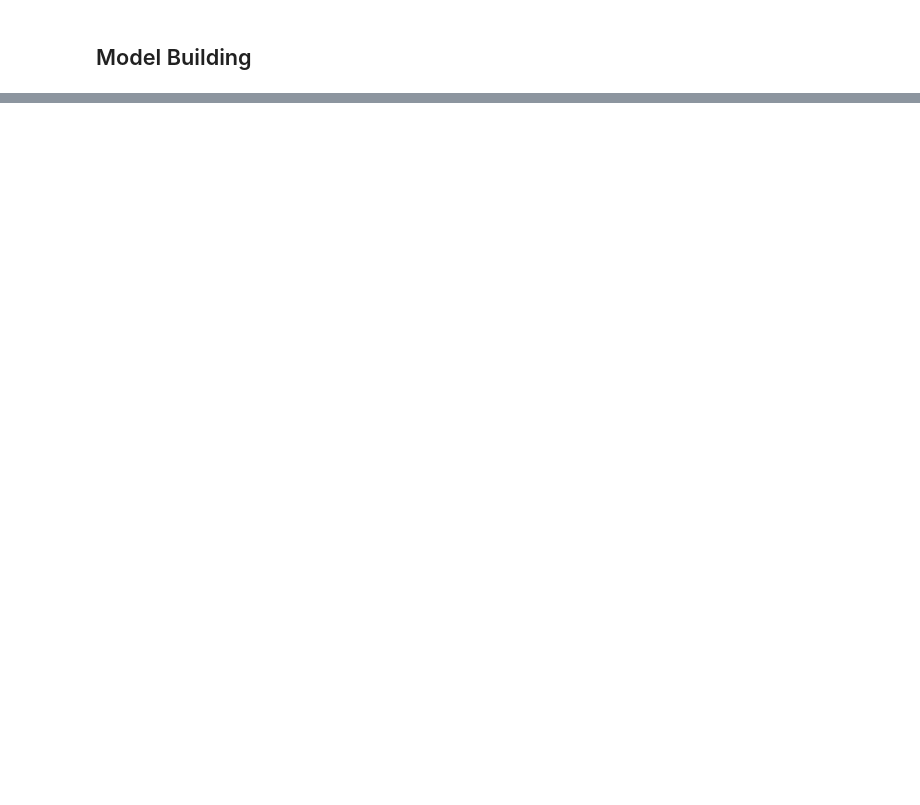
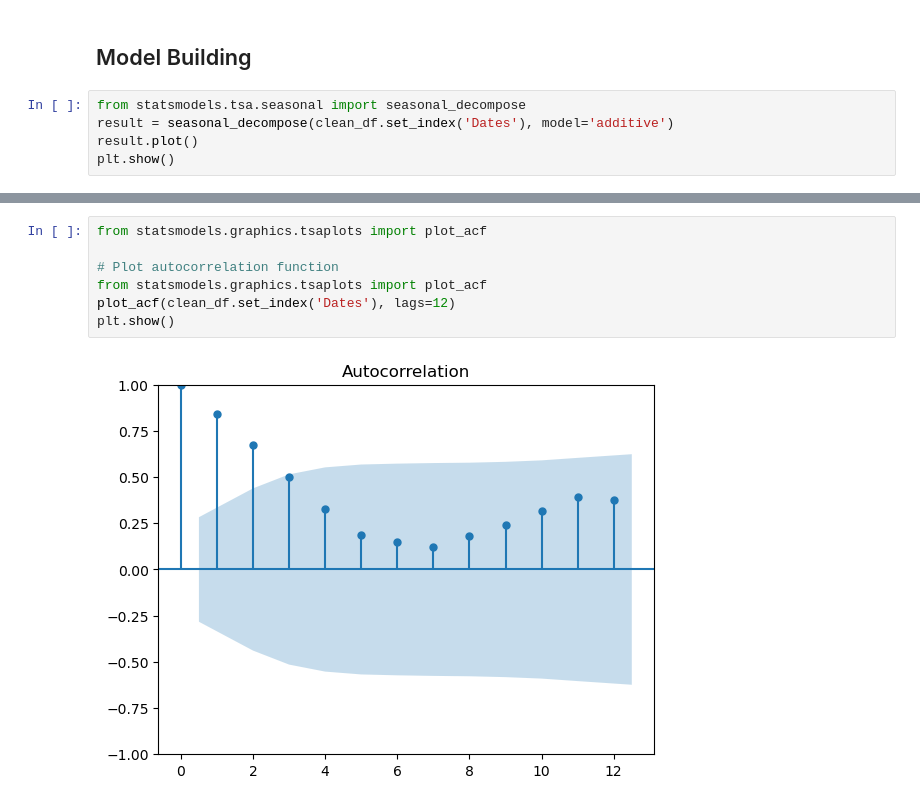
Before and after one commit to johnjoemmelrodelas/forage_quantitative-research, a Jupyter notebook: Notebook.ipynb, the cells around one changed output, grey strips where cells are left out. Cells and saved outputs as stored; diff of their text form; blank space fills up the shorter version.

```diff
--- a/Notebook.ipynb
+++ b/Notebook.ipynb
@@ -52,2 +56,7 @@ scatter.tick_params(axis='x', labelrotation=45)
 # %% [markdown]
 ## Model Building
+# %%
+from statsmodels.tsa.seasonal import seasonal_decompose
+result = seasonal_decompose(clean_df.set_index('Dates'), model='additive')
+result.plot()
+plt.show()
@@ -53,0 +65,9 @@ scatter.tick_params(axis='x', labelrotation=45)
+# %%
+from statsmodels.graphics.tsaplots import plot_acf
+
+# Plot autocorrelation function
+from statsmodels.graphics.tsaplots import plot_acf
+plot_acf(clean_df.set_index('Dates'), lags=12)
+plt.show()
+# %% [output]
+[figure, added]
```
Also changed, not shown: parts of 3 cells of this notebook.
